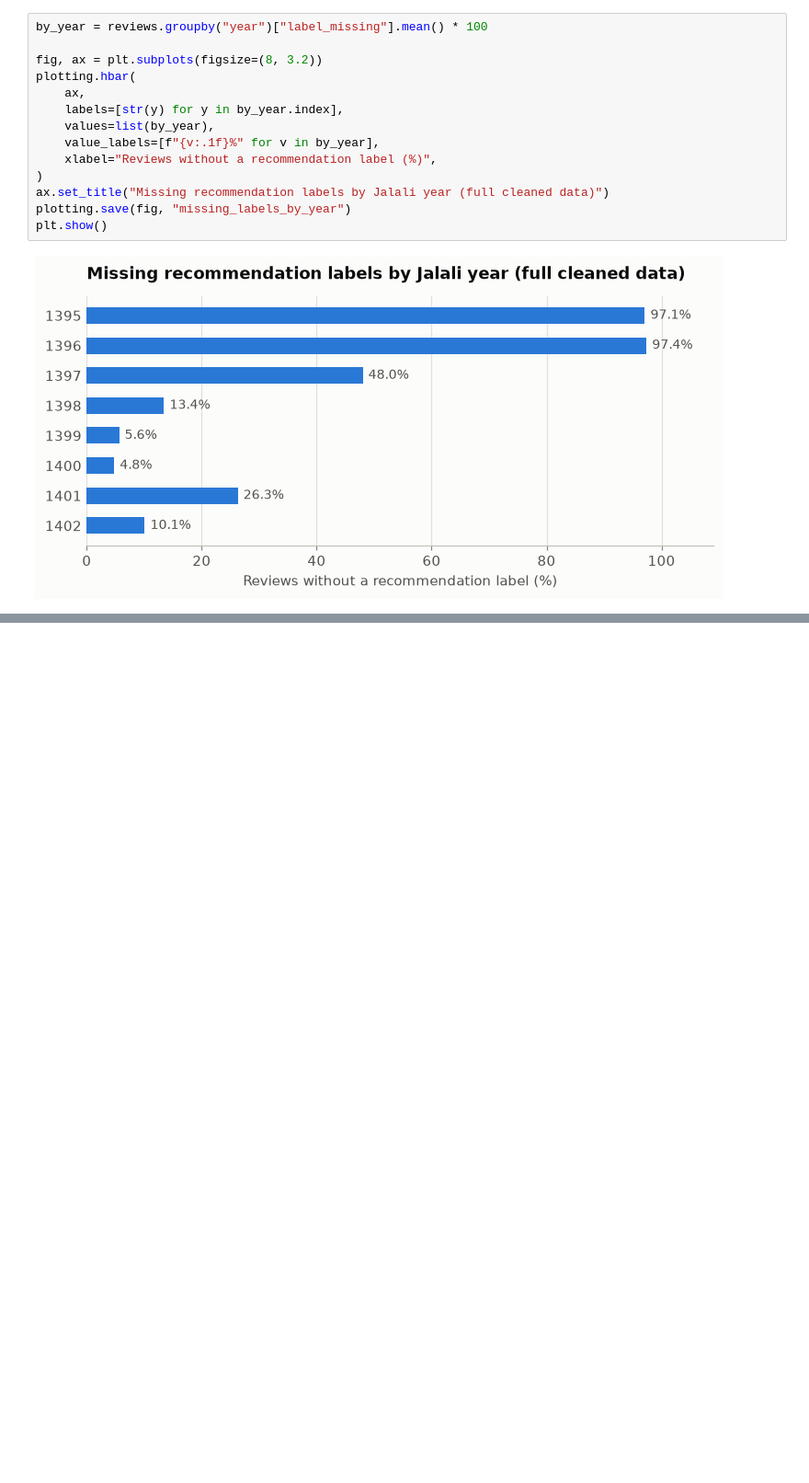
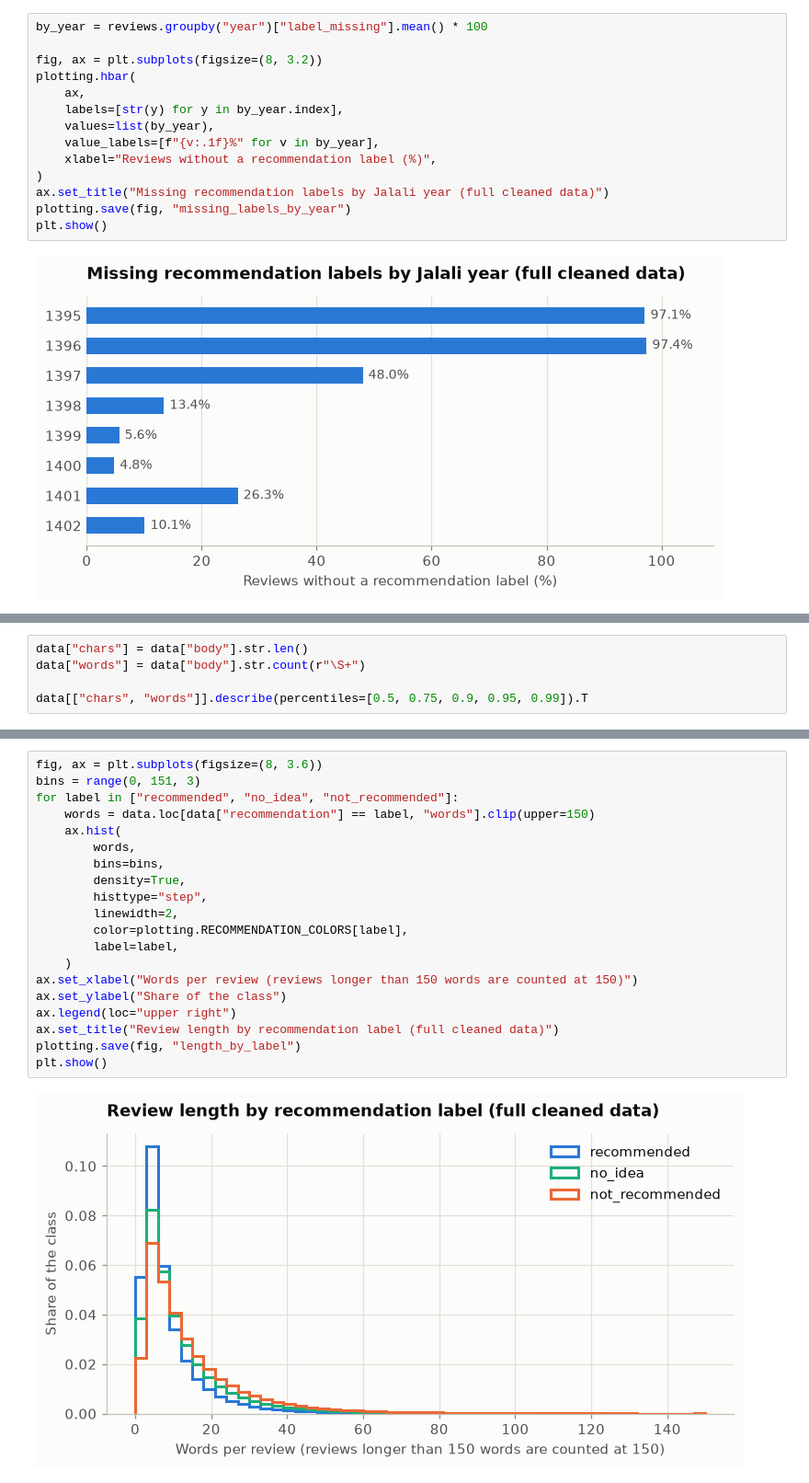
Before and after one commit to alidarviish/digikala-review-analysis, a Jupyter notebook: notebooks/01_descriptive_analysis.ipynb, the cells around one changed output, grey strips where cells are left out. Shown at 92% size. Drawn from its saved outputs; the diff is of its cells as text; blank space fills up the shorter version.

```diff
--- a/notebooks/01_descriptive_analysis.ipynb
+++ b/notebooks/01_descriptive_analysis.ipynb
@@ -675,0 +871,5 @@ reviews per product. The next section checks this.
+# %%
+data["chars"] = data["body"].str.len()
+data["words"] = data["body"].str.count(r"\S+")
+
+data[["chars", "words"]].describe(percentiles=[0.5, 0.75, 0.9, 0.95, 0.99]).T
@@ -675,0 +920,22 @@ reviews per product. The next section checks this.
+# %%
+fig, ax = plt.subplots(figsize=(8, 3.6))
+bins = range(0, 151, 3)
+for label in ["recommended", "no_idea", "not_recommended"]:
+    words = data.loc[data["recommendation"] == label, "words"].clip(upper=150)
+    ax.hist(
+        words,
+        bins=bins,
+        density=True,
+        histtype="step",
+        linewidth=2,
+        color=plotting.RECOMMENDATION_COLORS[label],
+        label=label,
+    )
+ax.set_xlabel("Words per review (reviews longer than 150 words are counted at 150)")
+ax.set_ylabel("Share of the class")
+ax.legend(loc="upper right")
+ax.set_title("Review length by recommendation label (full cleaned data)")
+plotting.save(fig, "length_by_label")
+plt.show()
+# %% [output]
+[figure, added]
```
Also changed, not shown: parts of 25 cells of this notebook, 4 other files.
